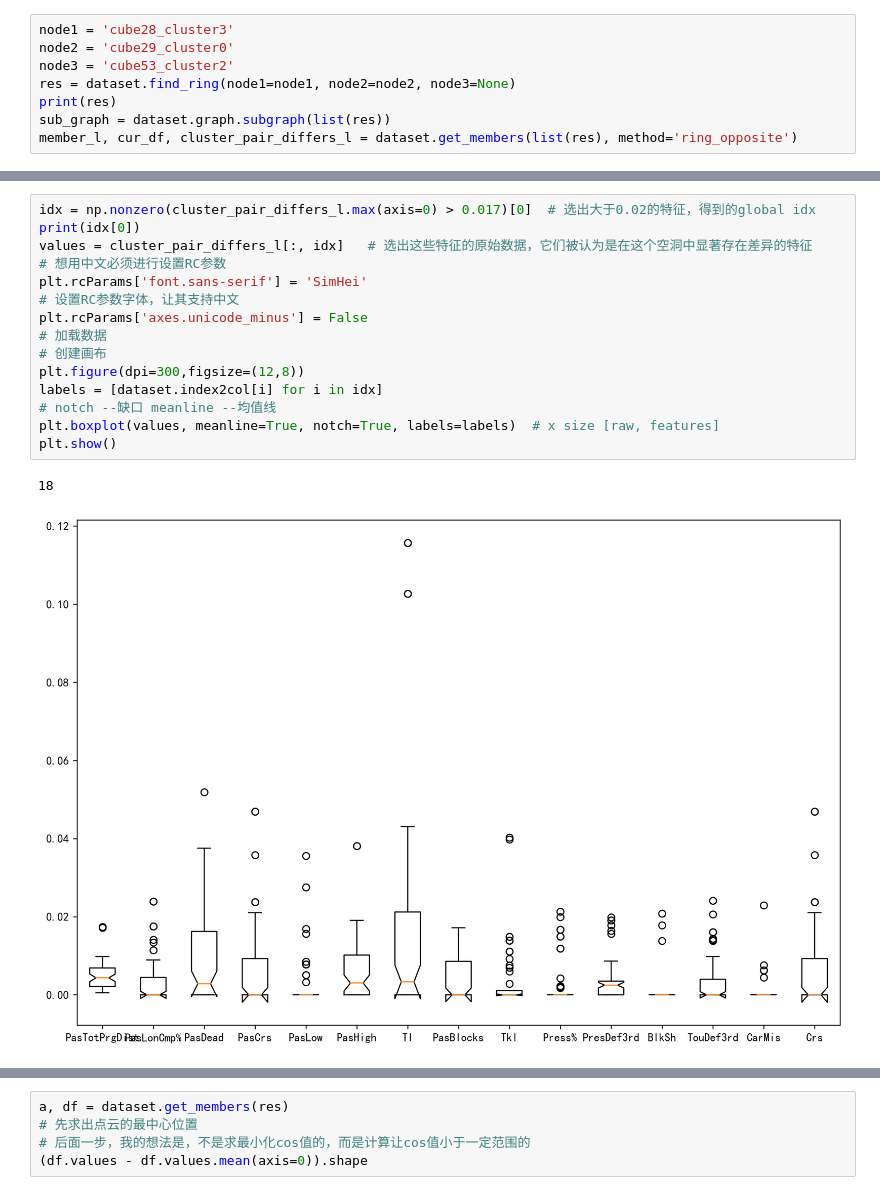
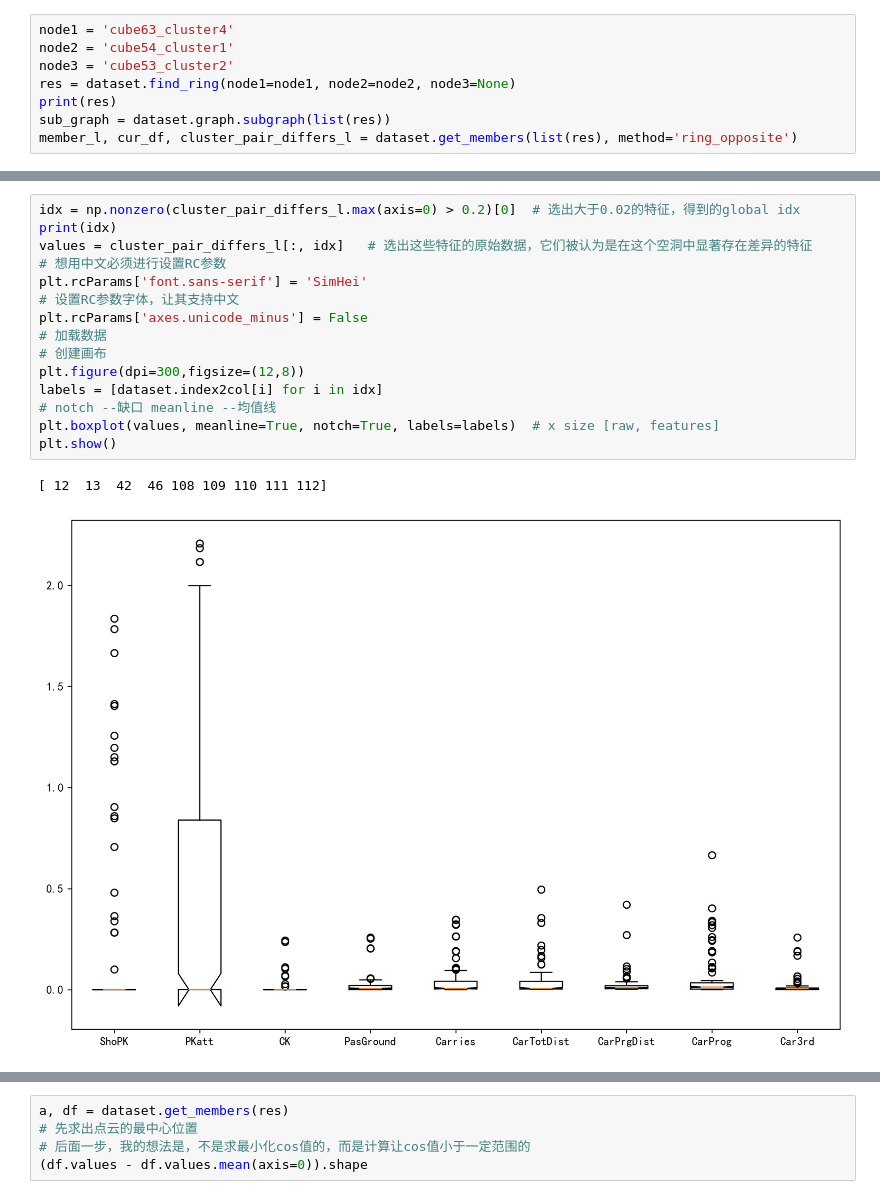
Before and after one commit to Nours135/TDANjuFULL, a Jupyter notebook: Tda_basic_flare_vacancy.ipynb, the cells around one changed output, grey strips where cells are left out. Cells and saved outputs as stored; diff of their text form.

```diff
--- a/Tda_basic_flare_vacancy.ipynb
+++ b/Tda_basic_flare_vacancy.ipynb
@@ -289,8 +226,8 @@ class myDataset():
 
 dataset = myDataset(renorm=1)
 # %%
-node1 = 'cube28_cluster3'
-node2 = 'cube29_cluster0'
+node1 = 'cube63_cluster4'
+node2 = 'cube54_cluster1'
 node3 = 'cube53_cluster2'
 res = dataset.find_ring(node1=node1, node2=node2, node3=None)
 print(res)
@@ -305,21 +242,21 @@ dataset.draw_subGraph(list(res))
 # %%
-idx = np.nonzero(cluster_pair_differs_l.max(axis=0) > 0.017)[0]  # 选出大于0.02的特征，得到的global idx
-print(idx[0])
+idx = np.nonzero(cluster_pair_differs_l.max(axis=0) > 0.2)[0]  # 选出大于0.02的特征，得到的global idx
+print(idx)
 values = cluster_pair_differs_l[:, idx]   # 选出这些特征的原始数据，它们被认为是在这个空洞中显著存在差异的特征
 # 想用中文必须进行设置RC参数
 plt.rcParams['font.sans-serif'] = 'SimHei'
 # 设置RC参数字体，让其支持中文
 plt.rcParams['axes.unicode_minus'] = False
 # 加载数据
 # 创建画布
 plt.figure(dpi=300,figsize=(12,8))
 labels = [dataset.index2col[i] for i in idx]
 # notch --缺口 meanline --均值线
 plt.boxplot(values, meanline=True, notch=True, labels=labels)  # x size [raw, features]
 plt.show()
 # %% [output]
-18
+[ 12  13  42  46 108 109 110 111 112]
-[figure, old version]
+[figure, new version]
 # %%
 print(values.shape)
 cors = np.corrcoef(values.T) # 要求输入的shape [nfeatures, nsamples]
```
Also changed, not shown: parts of 7 cells of this notebook, 1 other file.
